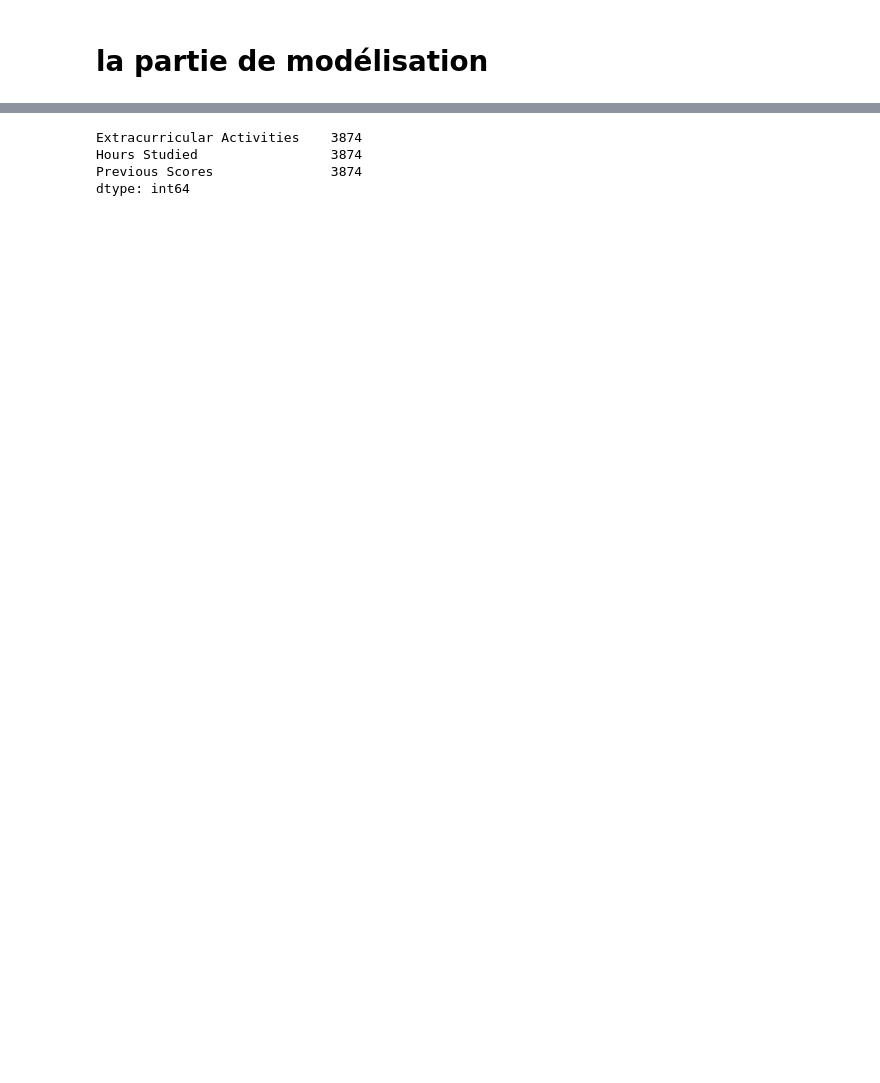
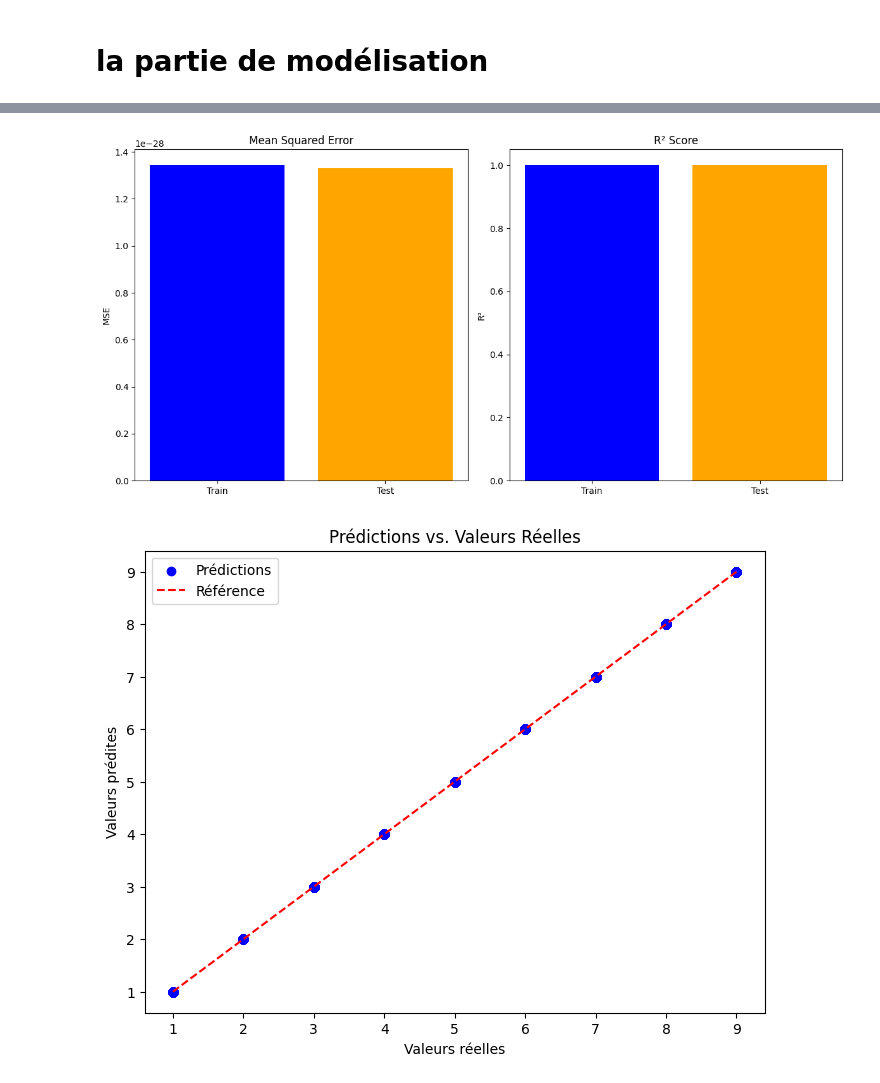
Before and after one commit to AdamSe22/DataMinig, a Jupyter notebook: Untitled.ipynb, the cells around one changed output, grey strips where cells are left out. Cells and saved outputs as stored; diff of their text form; code cells hidden in the pictures; blank space fills up the shorter version.

Commit message:
modelisation

```diff
--- a/Untitled.ipynb
+++ b/Untitled.ipynb
@@ -390,10 +384,20 @@ Index(['Extracurricular Activities', 'Hours Studied', 'Previous Scores',
 # %%
 from sklearn.model_selection import train_test_split
 
-# Séparer les features (X) et la cible (y)
-X = data.drop(columns=['Performance Index'])  # Variables explicatives
-y = data['Performance Index']  # Cible
 
 # Séparer en ensemble d'entraînement et de test
-X_train, X_test, y_train, y_test = train_test_split(X, y, test_size=0.2, random_state=42)
+X_train, X_test, y_train, y_test = train_test_split(X, Y, test_size=0.2)
+# %%
+# Dictionnaire avec plusieurs modèles
+models = {
+    'Linear Regression': LinearRegression(),
+    'Ridge Regression': Ridge(),
+    'Lasso Regression': Lasso(),
+    'Decision Tree Regressor': DecisionTreeRegressor(),
+    'Random Forest Regressor': RandomForestRegressor(),
+    'Gradient Boosting Regressor': GradientBoostingRegressor(),
+    'SVR (Support Vector Regressor)': SVR(),
+    'K-Nearest Neighbors Regressor': KNeighborsRegressor(),
+    'XGB Regressor': XGBRegressor()
+}
 # %%
@@ -421,6 +430,34 @@ LinearRegression does not accept missing values encoded as NaN natively. For sup
 # %%
+mse_train = mean_squared_error(y_train, model.predict(X_train))
+r2_train = r2_score(y_train, model.predict(X_train))
+
+# Visualisation des performances
+plt.figure(figsize=(12, 6))
+
+# Tracer l'erreur quadratique moyenne (MSE)
+plt.subplot(1, 2, 1)
+plt.bar(['Train', 'Test'], [mse_train, mse], color=['blue', 'orange'])
+plt.title('Mean Squared Error')
+plt.ylabel('MSE')
+
+# Tracer le score R²
+plt.subplot(1, 2, 2)
+plt.bar(['Train', 'Test'], [r2_train, r2], color=['blue', 'orange'])
+plt.title('R² Score')
+plt.ylabel('R²')
+
+plt.tight_layout()
+plt.show()
+
+# Graphique des prédictions vs. valeurs réelles
+plt.figure(figsize=(8, 6))
+plt.scatter(y_test, y_pred, color='blue', label='Prédictions')
+plt.plot([min(y_test), max(y_test)], [min(y_test), max(y_test)], color='red', linestyle='--', label='Référence')
+plt.title('Prédictions vs. Valeurs Réelles')
+plt.xlabel('Valeurs réelles')
+plt.ylabel('Valeurs prédites')
+plt.legend()
+plt.show()
 # %% [output]
-Extracurricular Activities    3874
-Hours Studied                 3874
-Previous Scores               3874
-dtype: int64
+[figure, added]
+[figure, added]
```
Also changed, not shown: parts of 19 cells of this notebook, 1 other file.
